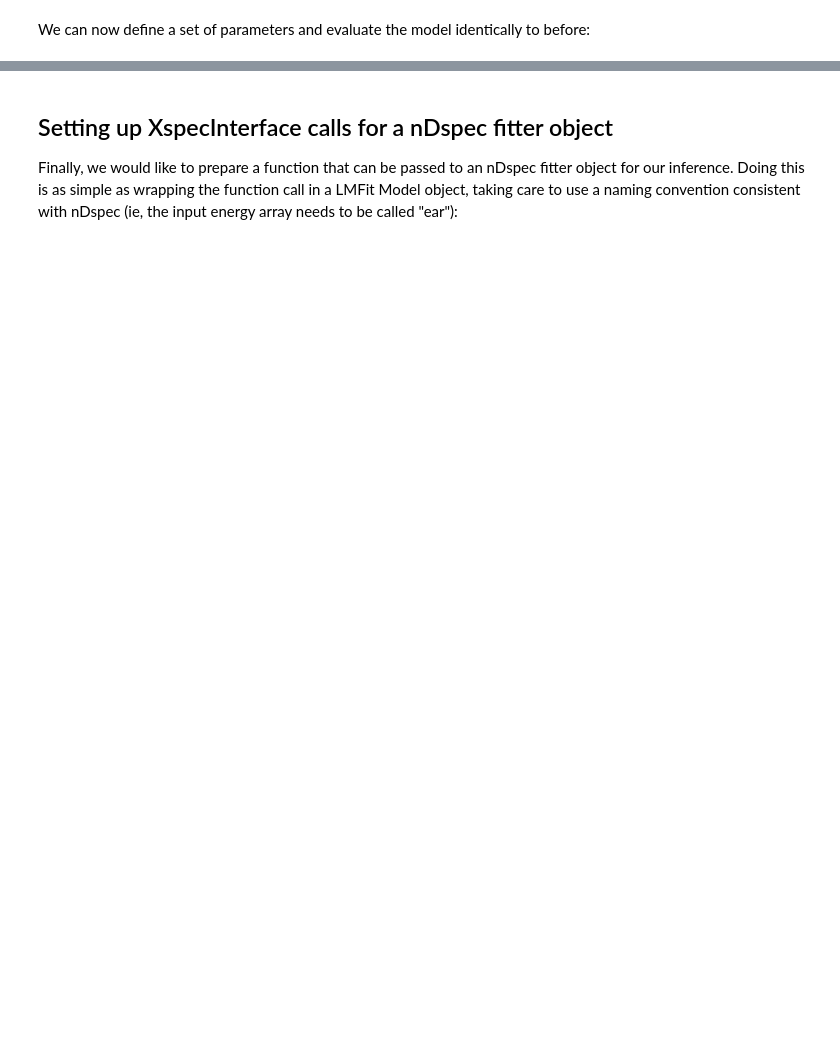
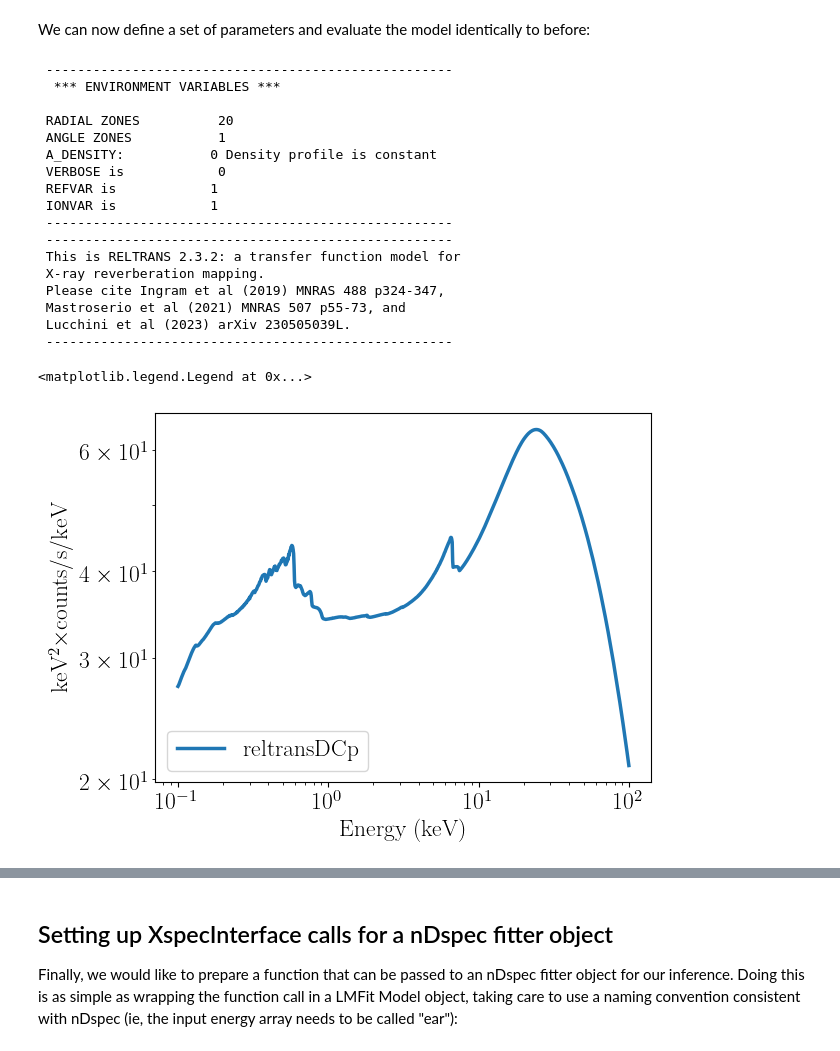
Before and after one commit to nDspec/nDspec, a Jupyter notebook: docs/xspec_interface.ipynb, the cells around one changed output, grey strips where cells are left out. Cells and saved outputs as stored; diff of their text form; code cells hidden in the pictures; blank space fills up the shorter version.

```diff
--- a/docs/xspec_interface.ipynb
+++ b/docs/xspec_interface.ipynb
@@ -169,12 +203,10 @@ Users can also load user-defined libraries and models other than those built by
 # %%
-#define the path to the libraries and lmodel file to be loaded
-relxillpath = '/home/matteo/Software/Relxill/librelxill.so'
-relxillfile = '/home/matteo/Software/Relxill/lmodel_relxill.dat'
+#define the path to the library and lmodel file to be loaded: change these
+#to wherever reltrans is installed on your machine
+ext = 'dylib' if sys.platform == 'darwin' else 'so'
+reltranspath = os.path.expanduser('~/projects/reltrans_all/reltrans/build/lib/libreltrans.' + ext)
+reltransfile = os.path.expanduser('~/projects/reltrans_all/reltrans/xspec/lmodel_reltrans.dat')
 
-custom_library = XSModels.CInterface(relxillpath,relxillfile)
-
-def relxill(ear, params):
-    pass
-
-custom_library.add_model(relxill)
-custom_library.print_model_info()
+model_library.add_library(reltranspath, reltransfile)
+model_library.add_models("reltransDCp")
+model_library.print_model_info()
@@ -181,31 +231,60 @@ custom_library.print_model_info()
 # %% [markdown]
 We can now define a set of parameters and evaluate the model identically to before:
 # %%
-Index1 = 3
-Index2 = 3
-Rbr = 15
+h = 6
 a = 0.998
-incl = 30
-Rin = -5
-Rout = 400
+inc = 30
+rin = -1
+rout = 1e3
 z = 0
-gamma = 2
+Gamma = 2
 logxi = 3
 Afe = 1
-Ecut = 50
-refl_frac = 1
+logNe = 15
+kTe = 60
+nH = 0
+boost = 1
+Mass = 4.6e7
+fmin = 0     #fmin = fmax = 0 returns the time-averaged spectrum
+fmax = 0
+ReIm = -1
+phiA = 0
+phiAB = 0
+g = 0
+RESP = 1
 norm = 1
 
-params_relxill = np.array([Index1,Index2,Rbr,a,incl,Rin,Rout,z,gamma,logxi,Afe,Ecut,refl_frac,norm])
+params_reltrans = np.array([h,a,inc,rin,rout,z,Gamma,logxi,Afe,logNe,kTe,nH,boost,Mass,
+                            fmin,fmax,ReIm,phiA,phiAB,g,RESP,norm])
 
 energs = np.logspace(-1.,2,1000)
 binwidth = np.diff(energs)
 midpoint = 0.5*(energs[1:]+energs[:-1])
 
-relxill_flux = custom_library.relxill(energs,params_relxill)
+reltrans_flux = model_library.reltransdcp(energs,params_reltrans)
 
 plt.figure(1)
-plt.loglog(midpoint,relxill_flux*midpoint**2,lw=2.5,label="Relxill")
+plt.loglog(midpoint,reltrans_flux*midpoint**2,lw=2.5,label="reltransDCp")
 plt.xlabel("Energy (keV)")
 plt.ylabel("keV$^{2}\\times$counts/s/keV")
 plt.legend(loc="lower left")
+# %% [output]
+ ----------------------------------------------------
+  *** ENVIRONMENT VARIABLES ***
+
+ RADIAL ZONES          20
+ ANGLE ZONES           1
+ A_DENSITY:           0 Density profile is constant
+ VERBOSE is            0
+ REFVAR is            1
+ IONVAR is            1
+ ----------------------------------------------------
+ ----------------------------------------------------
+ This is RELTRANS 2.3.2: a transfer function model for
+ X-ray reverberation mapping.
+ Please cite Ingram et al (2019) MNRAS 488 p324-347,
+ Mastroserio et al (2021) MNRAS 507 p55-73, and
+ Lucchini et al (2023) arXiv 230505039L.
+ ----------------------------------------------------
+<matplotlib.legend.Legend at 0x...>
+[figure, added]
```
Also changed, not shown: parts of 19 cells of this notebook, 13 other files.
